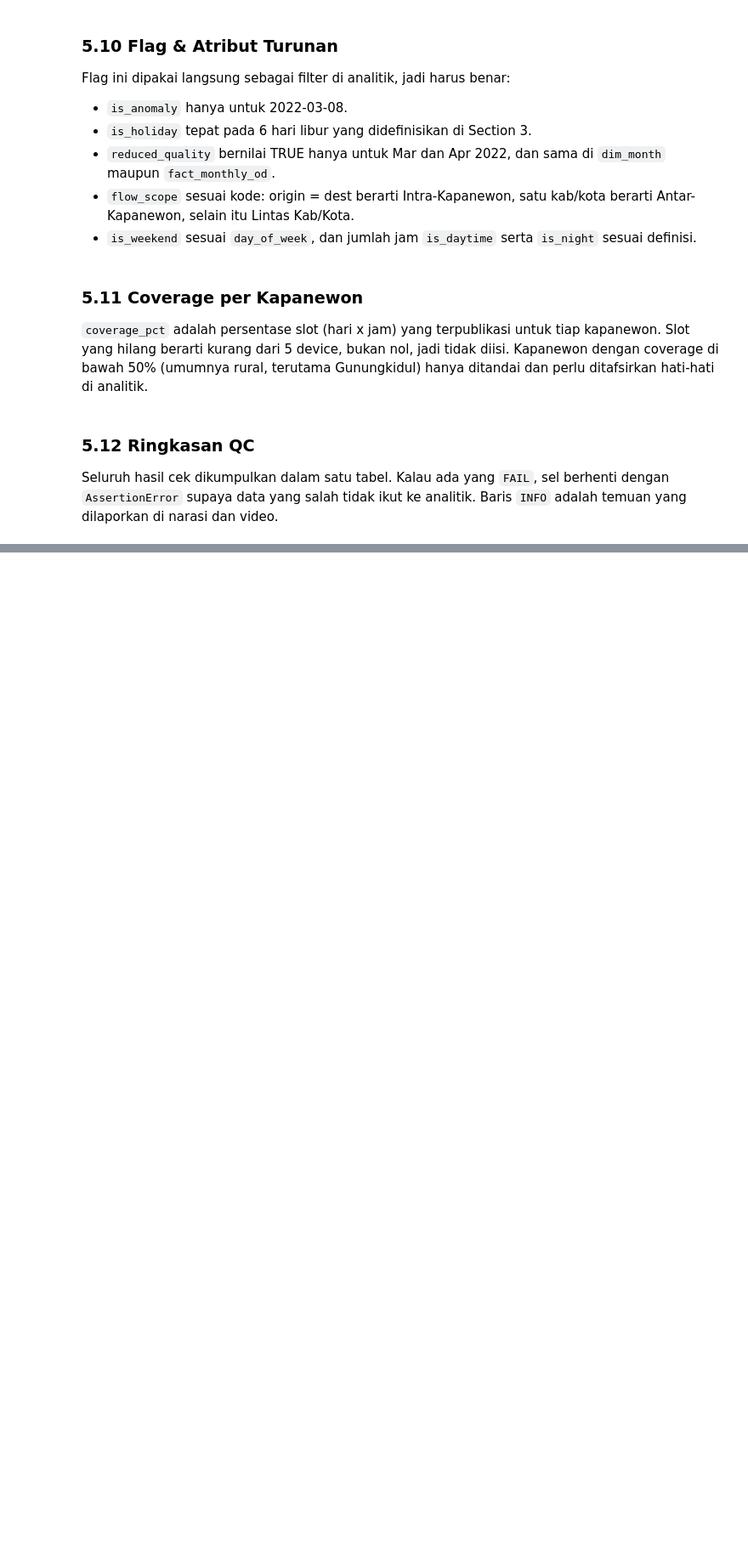
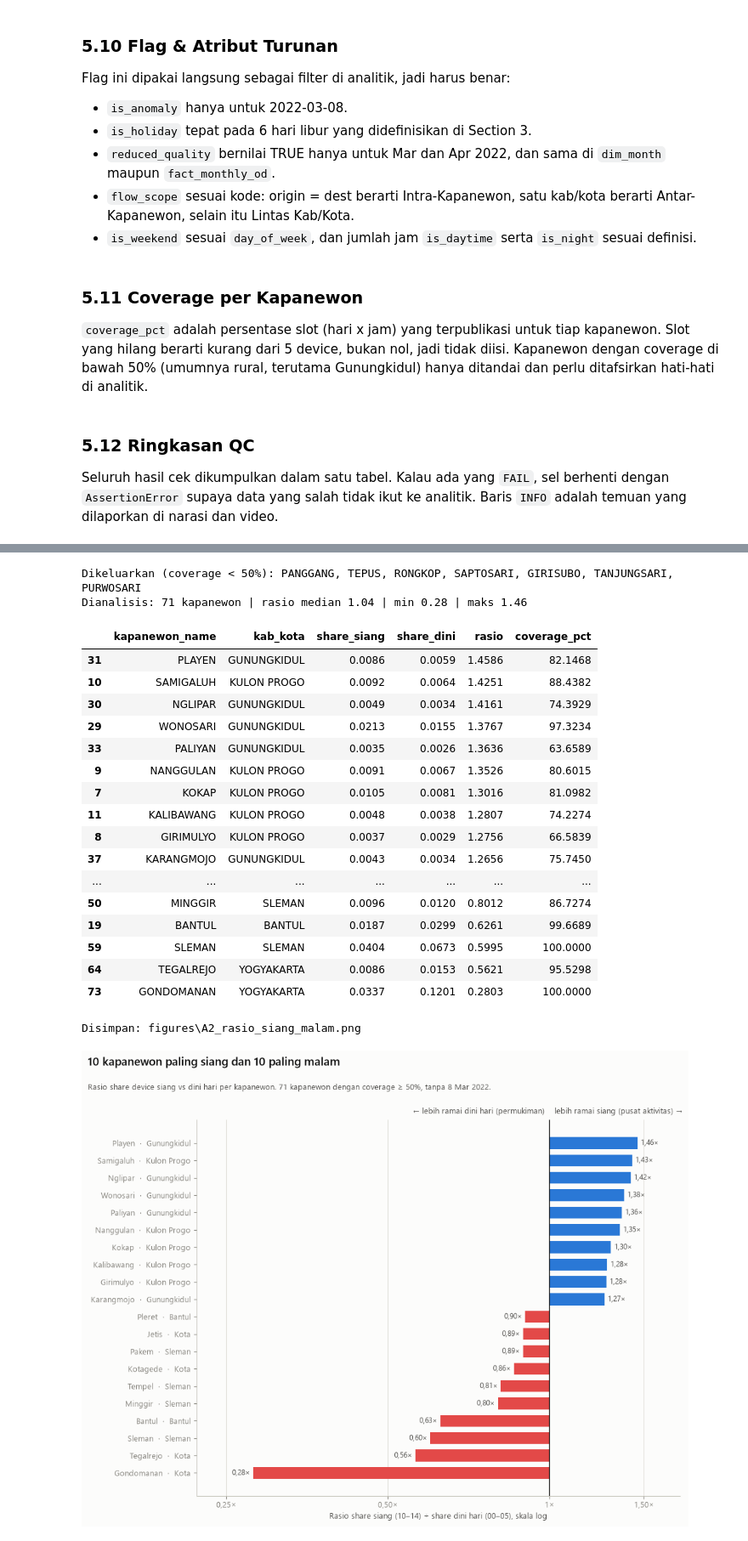
Before and after one commit to IlkhamAbdillah/yogyakarta-mobility-analytics, a Jupyter notebook: main.ipynb, the cells around one changed output, grey strips where cells are left out. Shown at 85% size. Drawn from its saved outputs; the diff is of its cells as text; code cells hidden in the pictures; blank space fills up the shorter version.

```diff
--- a/main.ipynb
+++ b/main.ipynb
@@ -1310,0 +1503,71 @@ print("QC lulus, DW siap dipakai untuk analitik.")
+# %%
+a2 = sql(f"""
+WITH r AS (
+    SELECT f.kapanewon_code,
+           AVG(CASE WHEN f.hour BETWEEN 10 AND 14 THEN f.maids_share END) AS share_siang,
+           AVG(CASE WHEN f.hour BETWEEN 0 AND 5 THEN f.maids_share END) AS share_dini
+    FROM dw.fact_hourly_presence f JOIN dw.dim_date d USING (date_key)
+    WHERE NOT d.is_anomaly
+    GROUP BY 1)
+SELECT k.kapanewon_code, k.kapanewon_name, k.kab_kota, r.share_siang, r.share_dini,
+       r.share_siang / r.share_dini AS rasio
+FROM r JOIN dw.dim_kapanewon k USING (kapanewon_code)
+""").merge(cov[["kapanewon_code", "coverage_pct"]], on="kapanewon_code")
+
+excluded = a2[a2.coverage_pct < MIN_COVERAGE]
+a2_ok = a2[a2.coverage_pct >= MIN_COVERAGE].sort_values("rasio", ascending=False)
+print(f"Dikeluarkan (coverage < {MIN_COVERAGE:.0f}%): {', '.join(excluded.kapanewon_name)}")
+print(f"Dianalisis: {len(a2_ok)} kapanewon | rasio median {a2_ok.rasio.median():.2f} | "
+      f"min {a2_ok.rasio.min():.2f} | maks {a2_ok.rasio.max():.2f}")
+
+sel = pd.concat([a2_ok.head(10), a2_ok.tail(10)])
+display(sel[["kapanewon_name", "kab_kota", "share_siang", "share_dini", "rasio", "coverage_pct"]].round(4))
+
+fig, ax = plt.subplots(figsize=(10, 8))
+y = np.arange(len(sel))
+x = np.log2(sel.rasio.values)
+ax.barh(y, x, height=0.68, color=[DIV_POS if r >= 1 else DIV_NEG for r in sel.rasio])
+ax.axvline(0, color=INK["primary"], lw=1.2)
+for yi, xi, r in zip(y, x, sel.rasio):
+    ax.text(xi + (0.02 if xi >= 0 else -0.02), yi, idn(r, 2) + "×", va="center",
+            ha="left" if xi >= 0 else "right", fontsize=8.5, color=INK["secondary"])
+ax.set_yticks(y)
+ax.set_yticklabels([f"{n.title()}  ·  {KAB_SHORT[k]}" for n, k in zip(sel.kapanewon_name, sel.kab_kota)])
+ax.invert_yaxis()
+ticks = [0.25, 0.5, 1, 1.5]
+ax.set_xticks(np.log2(ticks))
+ax.set_xticklabels([idn(t, 2 if t < 1 or t == 1.5 else 0) + "×" for t in ticks])
+ax.set_xlim(np.log2(0.22), np.log2(1.75))
+ax.grid(axis="x")
+ax.set_axisbelow(True)
+ax.set_xlabel("Rasio share siang (10–14) ÷ share dini hari (00–05), skala log")
+ax.text(0, 1.012, "← lebih ramai dini hari (permukiman)  ", transform=ax.get_xaxis_transform(), ha="right",
+        va="bottom", fontsize=9, color=INK["secondary"])
+ax.text(0, 1.012, "  lebih ramai siang (pusat aktivitas) →", transform=ax.get_xaxis_transform(), ha="left",
+        va="bottom", fontsize=9, color=INK["secondary"])
+heading(fig, "10 kapanewon paling siang dan 10 paling malam",
+        f"Rasio share device siang vs dini hari per kapanewon. {len(a2_ok)} kapanewon dengan coverage ≥ {MIN_COVERAGE:.0f}%, tanpa 8 Mar 2022.")
+fig.tight_layout(rect=(0, 0, 1, 0.88))
+save_fig(fig, "A2_rasio_siang_malam.png")
+# %% [output]
+Dikeluarkan (coverage < 50%): PANGGANG, TEPUS, RONGKOP, SAPTOSARI, GIRISUBO, TANJUNGSARI, PURWOSARI
+Dianalisis: 71 kapanewon | rasio median 1.04 | min 0.28 | maks 1.46
+|  | kapanewon_name | kab_kota | share_siang | share_dini | rasio | coverage_pct |
+| 31 | PLAYEN | GUNUNGKIDUL | 0.0086 | 0.0059 | 1.4586 | 82.1468 |
+| 10 | SAMIGALUH | KULON PROGO | 0.0092 | 0.0064 | 1.4251 | 88.4382 |
+| 30 | NGLIPAR | GUNUNGKIDUL | 0.0049 | 0.0034 | 1.4161 | 74.3929 |
+| 29 | WONOSARI | GUNUNGKIDUL | 0.0213 | 0.0155 | 1.3767 | 97.3234 |
+| 33 | PALIYAN | GUNUNGKIDUL | 0.0035 | 0.0026 | 1.3636 | 63.6589 |
+| 9 | NANGGULAN | KULON PROGO | 0.0091 | 0.0067 | 1.3526 | 80.6015 |
+| 7 | KOKAP | KULON PROGO | 0.0105 | 0.0081 | 1.3016 | 81.0982 |
+| 11 | KALIBAWANG | KULON PROGO | 0.0048 | 0.0038 | 1.2807 | 74.2274 |
+| 8 | GIRIMULYO | KULON PROGO | 0.0037 | 0.0029 | 1.2756 | 66.5839 |
+| 37 | KARANGMOJO | GUNUNGKIDUL | 0.0043 | 0.0034 | 1.2656 | 75.7450 |
+| ... | ... | ... | ... | ... | ... | ... |
+| 50 | MINGGIR | SLEMAN | 0.0096 | 0.0120 | 0.8012 | 86.7274 |
+| 19 | BANTUL | BANTUL | 0.0187 | 0.0299 | 0.6261 | 99.6689 |
+| 59 | SLEMAN | SLEMAN | 0.0404 | 0.0673 | 0.5995 | 100.0000 |
+| 64 | TEGALREJO | YOGYAKARTA | 0.0086 | 0.0153 | 0.5621 | 95.5298 |
+| 73 | GONDOMANAN | YOGYAKARTA | 0.0337 | 0.1201 | 0.2803 | 100.0000 |
+Disimpan: figures\A2_rasio_siang_malam.png
+[figure, added]
```
Also changed, not shown: parts of 26 cells of this notebook, 8 other files.
